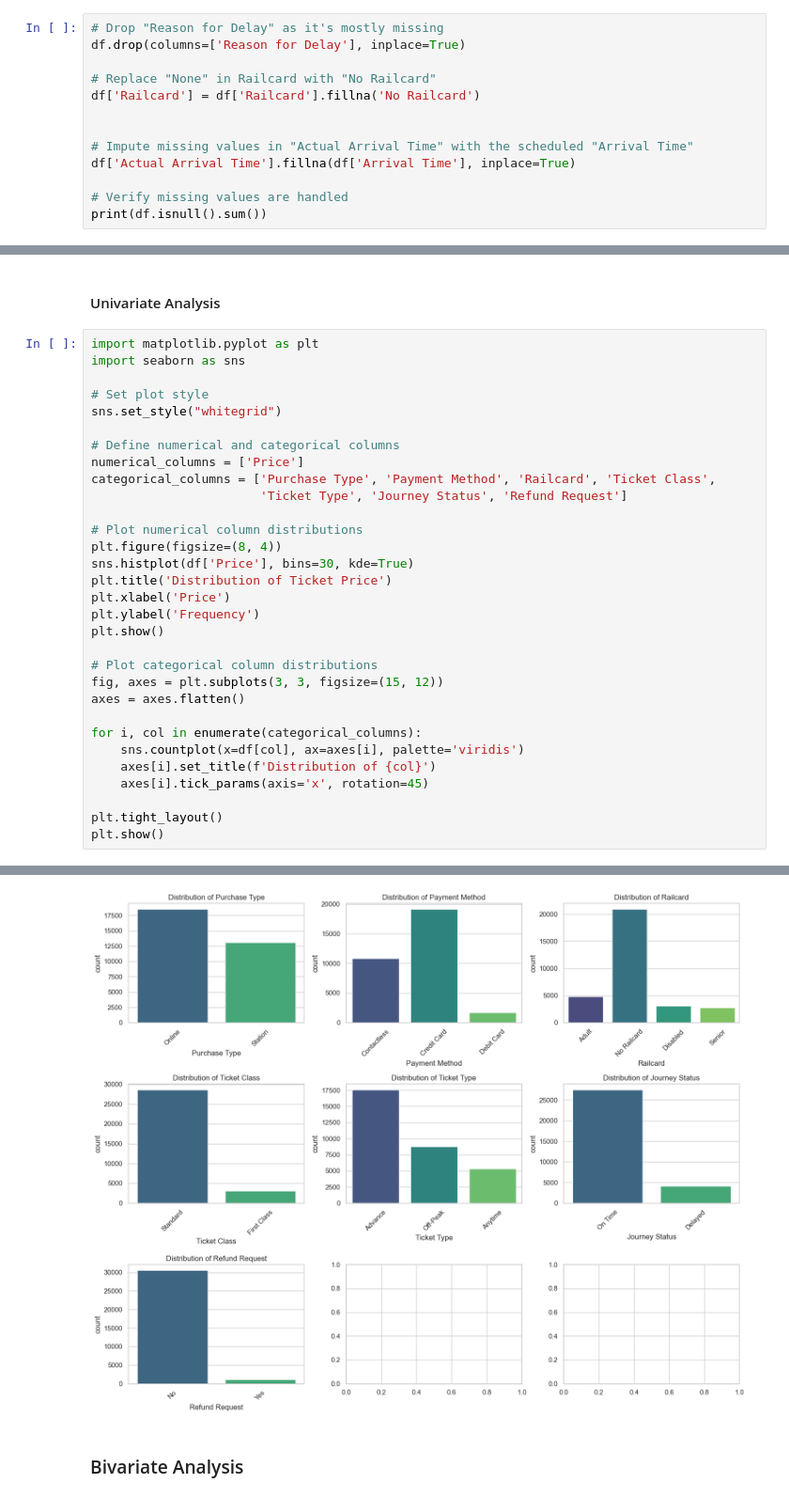
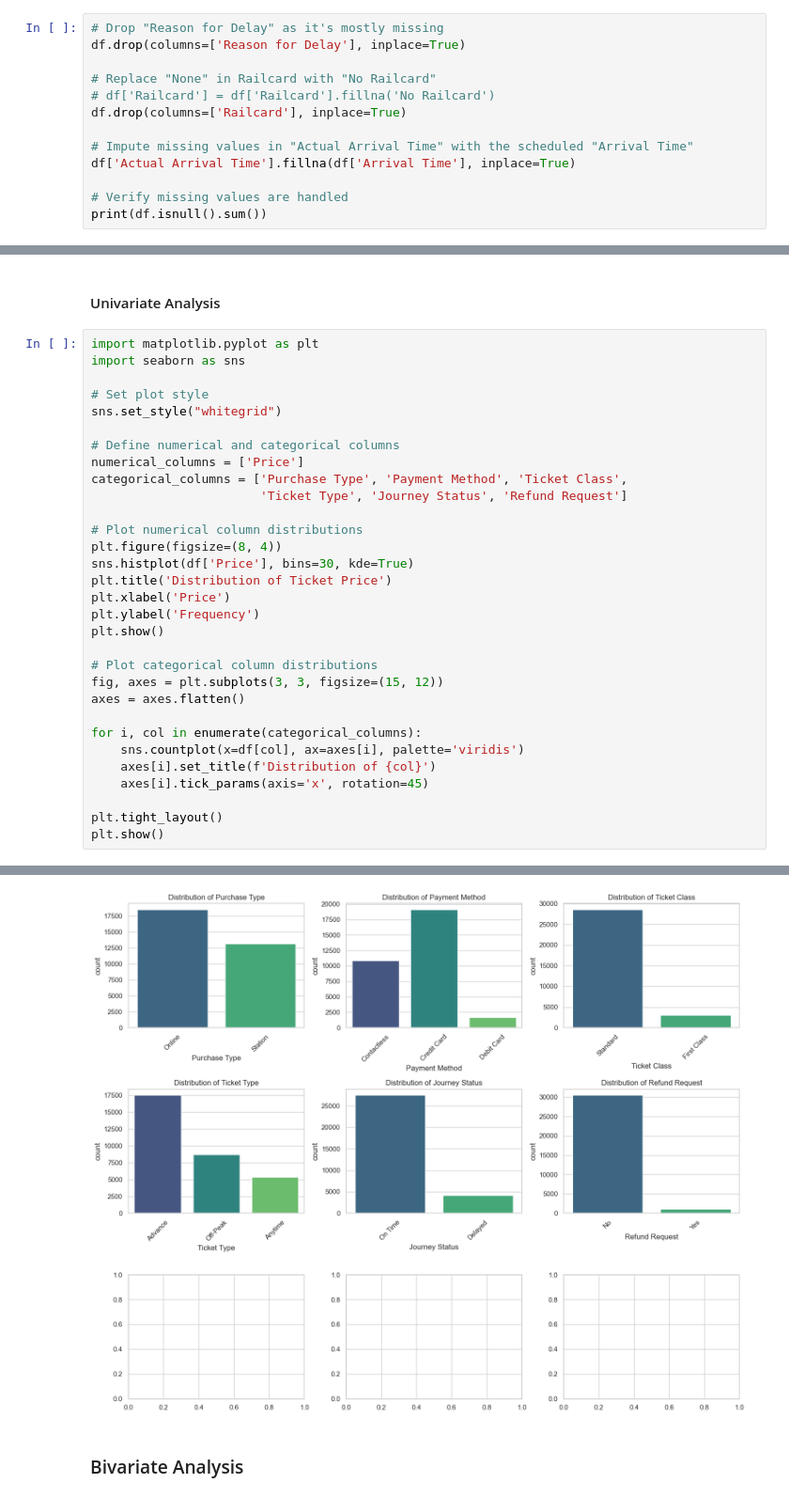
Before and after one commit to Munavir-nasar/PROJECT_DSML, a Jupyter notebook: TRAIN_PREDIICTION.ipynb, the cells around one changed output, grey strips where cells are left out. Shown at 94% size. Drawn from its saved outputs; the diff is of its cells as text.

```diff
--- a/TRAIN_PREDIICTION.ipynb
+++ b/TRAIN_PREDIICTION.ipynb
@@ -183,8 +183,8 @@ duplicate_count, missing_values
 df.drop(columns=['Reason for Delay'], inplace=True)
 
 # Replace "None" in Railcard with "No Railcard"
-df['Railcard'] = df['Railcard'].fillna('No Railcard')
-
+# df['Railcard'] = df['Railcard'].fillna('No Railcard')
+df.drop(columns=['Railcard'], inplace=True)
 
 # Impute missing values in "Actual Arrival Time" with the scheduled "Arrival Time"
 df['Actual Arrival Time'].fillna(df['Arrival Time'], inplace=True)
@@ -271,35 +270,35 @@ import matplotlib.pyplot as plt
 import seaborn as sns
 
 # Set plot style
 sns.set_style("whitegrid")
 
 # Define numerical and categorical columns
 numerical_columns = ['Price']
-categorical_columns = ['Purchase Type', 'Payment Method', 'Railcard', 'Ticket Class',
+categorical_columns = ['Purchase Type', 'Payment Method', 'Ticket Class',
                        'Ticket Type', 'Journey Status', 'Refund Request']
 
 # Plot numerical column distributions
 plt.figure(figsize=(8, 4))
 sns.histplot(df['Price'], bins=30, kde=True)
 plt.title('Distribution of Ticket Price')
 plt.xlabel('Price')
 plt.ylabel('Frequency')
 plt.show()
 
 # Plot categorical column distributions
 fig, axes = plt.subplots(3, 3, figsize=(15, 12))
 axes = axes.flatten()
 
 for i, col in enumerate(categorical_columns):
     sns.countplot(x=df[col], ax=axes[i], palette='viridis')
     axes[i].set_title(f'Distribution of {col}')
     axes[i].tick_params(axis='x', rotation=45)
 
 plt.tight_layout()
 plt.show()
 # %% [output]
 [figure]
-[figure, old version]
+[figure, new version]
 # %% [markdown]
 ### Bivariate Analysis
 # %%
```
Also changed, not shown: parts of 21 cells of this notebook.
